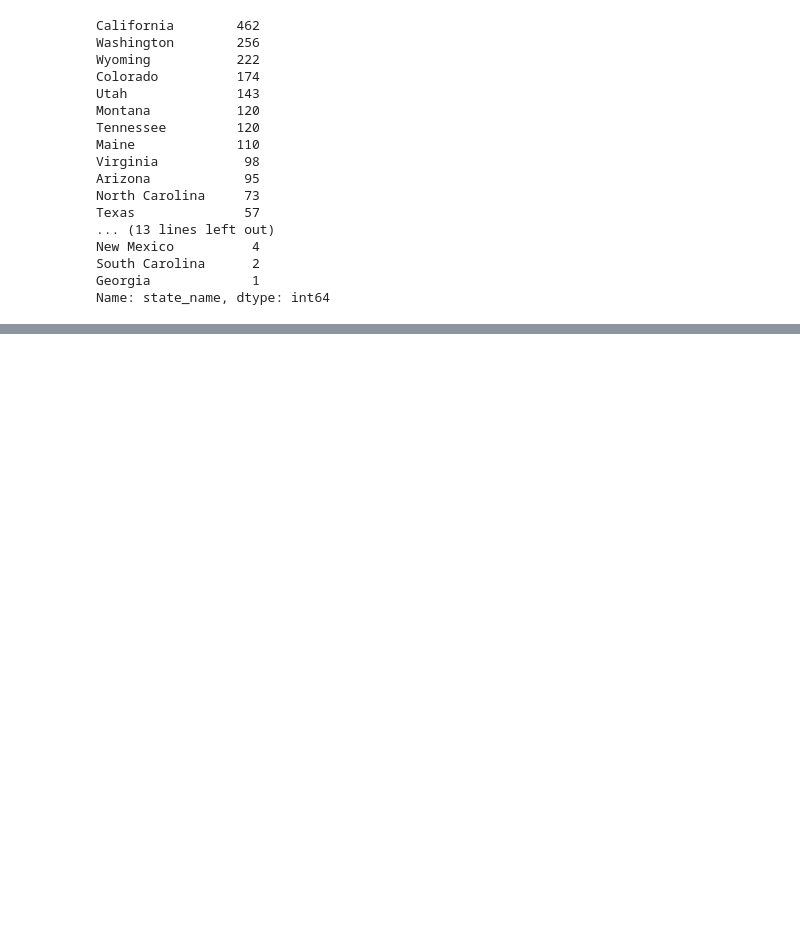
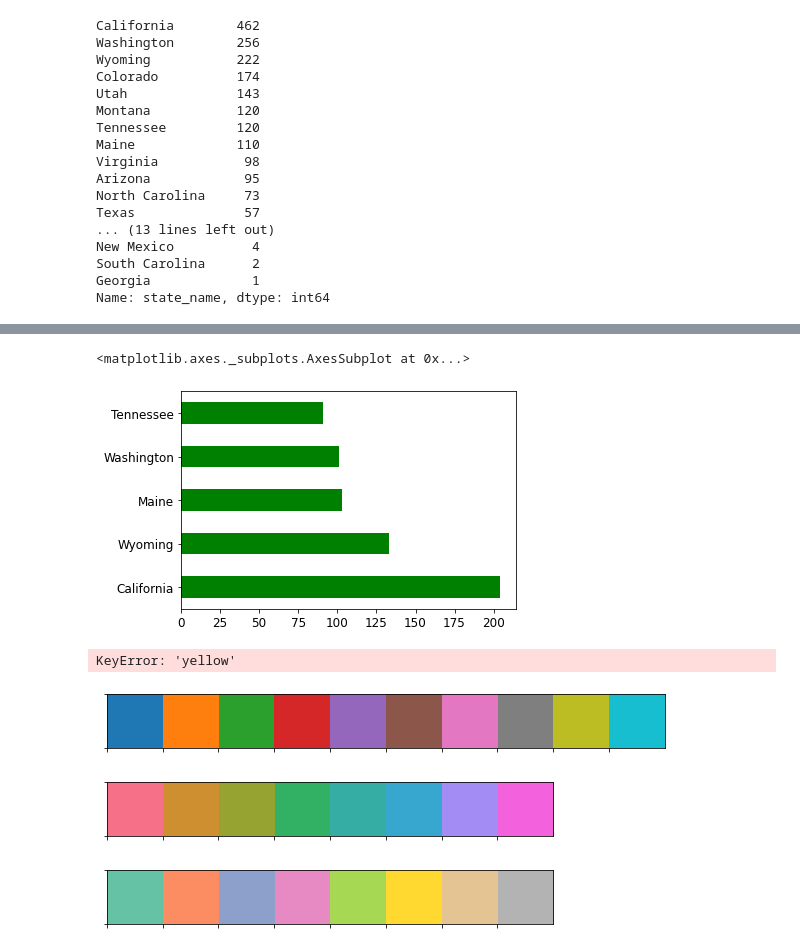
Before and after one commit to nmuldowney/all-trails, a Jupyter notebook: all_trails.ipynb, the cells around one changed output, grey strips where cells are left out. Drawn from its saved outputs; the diff is of its cells as text; code cells hidden in the pictures; blank space fills up the shorter version.

```diff
--- a/all_trails.ipynb
+++ b/all_trails.ipynb
@@ -167,0 +180,23 @@ Name: state_name, dtype: int64
+# %%
+running_trails_state.head().plot(kind='barh',color='green',fontsize='12')
+# %% [output]
+<matplotlib.axes._subplots.AxesSubplot at 0x...>
+[figure, added]
+# %%
+colors = ['yellow','green']
+sns.crayon_palette(colors)
+# %% [output]
+KeyError: 'yellow'
+# %%
+current_palette = sns.color_palette()
+sns.palplot(current_palette)
+# %% [output]
+[figure, added]
+# %%
+sns.palplot(sns.color_palette("husl", 8))
+# %% [output]
+[figure, added]
+# %%
+sns.palplot(sns.color_palette("Set2"))
+# %% [output]
+[figure, added]
```
Also changed, not shown: parts of 6 cells of this notebook, 1 other file.
